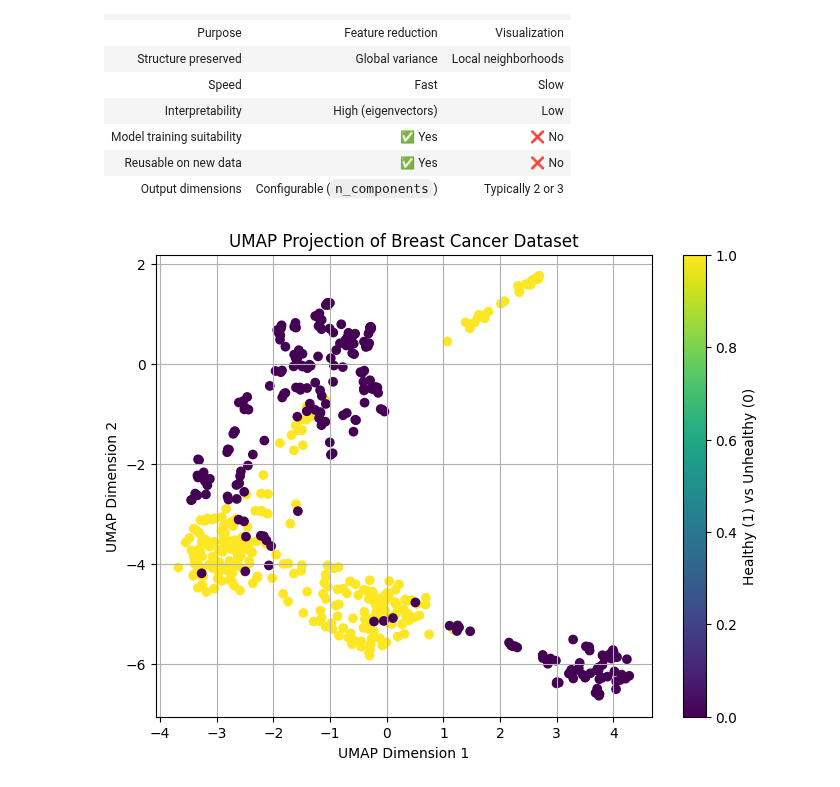
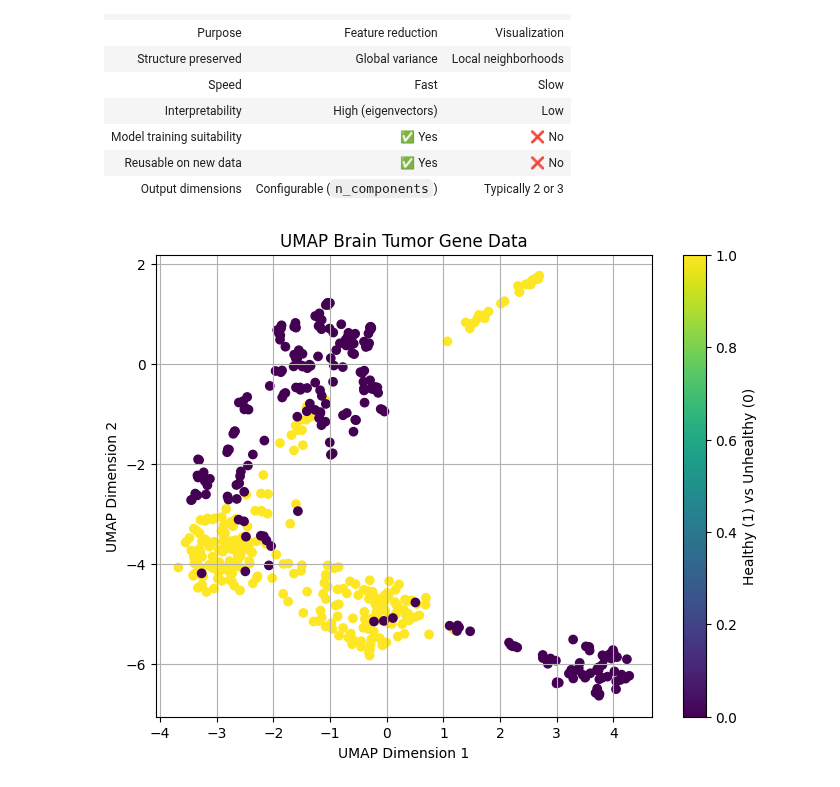
Before and after one commit to tobitotaku/ai-brain-tumor, a Jupyter notebook: 02_pca_9_components.ipynb, the cells around one changed output. Cells and saved outputs as stored; diff of their text form; code cells hidden in the pictures.

Commit message:
umap. update labels

```diff
--- a/02_pca_9_components.ipynb
+++ b/02_pca_9_components.ipynb
@@ -264,14 +264,13 @@ reducer = umap.UMAP(n_components=2, random_state=42)
 X_umap = reducer.fit_transform(X)
 # %%
 plt.figure(figsize=(8, 6))
-# plt.scatter(X_umap[:, 0], X_umap[:, 1], c=Y, cmap='Spectral')
 plt.scatter(x=X_umap[:, 0], y=X_umap[:, 1], c=Y, cmap='viridis')
-plt.title("UMAP Projection of Breast Cancer Dataset")
+plt.title("UMAP Brain Tumor Gene Data")
 plt.xlabel("UMAP Dimension 1")
 plt.ylabel("UMAP Dimension 2")
 plt.colorbar(label='Healthy (1) vs Unhealthy (0)')
 # plt.legend(labels=target_names)
 plt.grid(True)
 plt.show()
 # %% [output]
-[figure, old version]
+[figure, new version]
```
